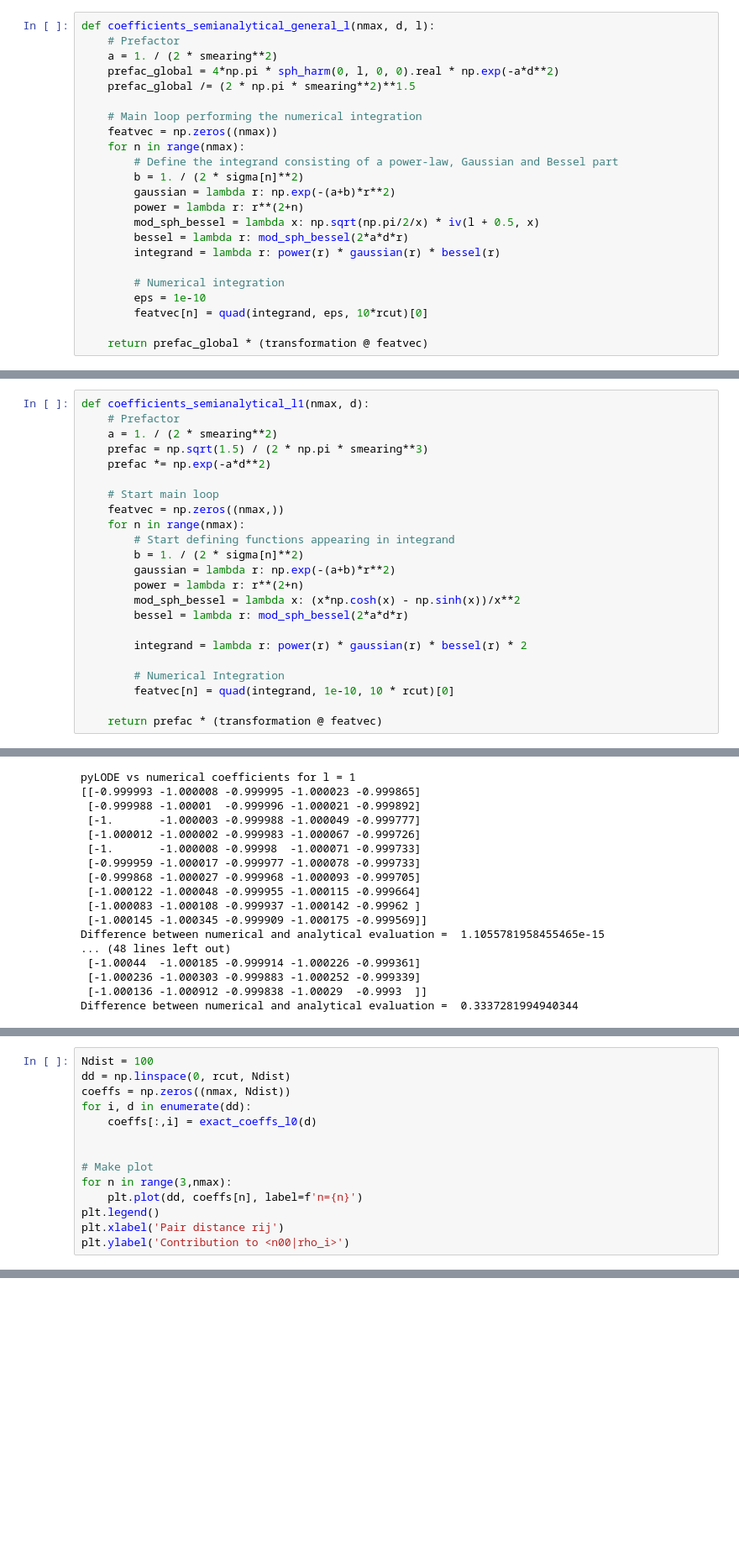
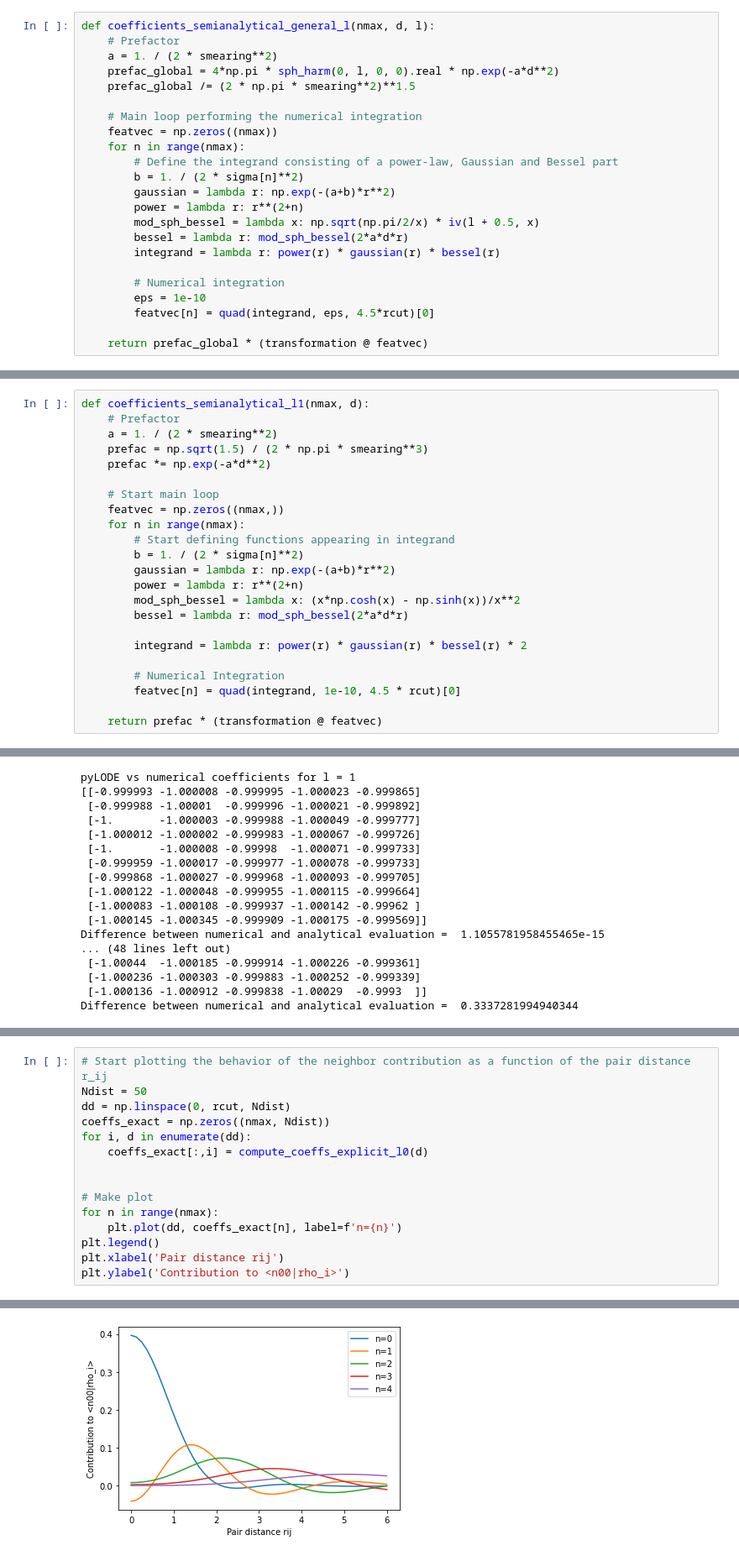
Before and after one commit to ceriottm/lode, a Jupyter notebook: notebooks/librascal_comparison.ipynb, the cells around one changed output, grey strips where cells are left out. Shown: that part at 84% size. Drawn from its saved outputs; the diff is of its cells as text; blank space fills up the shorter version.

```diff
--- a/notebooks/librascal_comparison.ipynb
+++ b/notebooks/librascal_comparison.ipynb
@@ -260,7 +260,7 @@ def coefficients_semianalytical_general_l(nmax, d, l):
 
         # Numerical integration
         eps = 1e-10
-        featvec[n] = quad(integrand, eps, 10*rcut)[0]
+        featvec[n] = quad(integrand, eps, 4.5*rcut)[0]
 
     return prefac_global * (transformation @ featvec)
 # %% [markdown]
@@ -285,7 +285,7 @@ def coefficients_semianalytical_l1(nmax, d):
         integrand = lambda r: power(r) * gaussian(r) * bessel(r) * 2
 
         # Numerical Integration
-        featvec[n] = quad(integrand, 1e-10, 10 * rcut)[0]
+        featvec[n] = quad(integrand, 1e-10, 4.5 * rcut)[0]
 
     return prefac * (transformation @ featvec)
 # %% [markdown]
@@ -580,14 +491,0 @@ def exact_coeffs_l0(d):
-# %%
-Ndist = 100
-dd = np.linspace(0, rcut, Ndist)
-coeffs = np.zeros((nmax, Ndist))
-for i, d in enumerate(dd):
-    coeffs[:,i] = exact_coeffs_l0(d)
-
-
-# Make plot
-for n in range(3,nmax):
-    plt.plot(dd, coeffs[n], label=f'n={n}')
-plt.legend()
-plt.xlabel('Pair distance rij')
-plt.ylabel('Contribution to <n00|rho_i>')
@@ -643,0 +548,16 @@ Comparison to rascaline
+# %%
+# Start plotting the behavior of the neighbor contribution as a function of the pair distance r_ij
+Ndist = 50
+dd = np.linspace(0, rcut, Ndist)
+coeffs_exact = np.zeros((nmax, Ndist))
+for i, d in enumerate(dd):
+    coeffs_exact[:,i] = compute_coeffs_explicit_l0(d)
+
+
+# Make plot
+for n in range(nmax):
+    plt.plot(dd, coeffs_exact[n], label=f'n={n}')
+plt.legend()
+plt.xlabel('Pair distance rij')
+plt.ylabel('Contribution to <n00|rho_i>')
+# %% [output]
@@ -643,0 +565 @@ Comparison to rascaline
+[figure, added]
```
Also changed, not shown: parts of 69 cells of this notebook.
